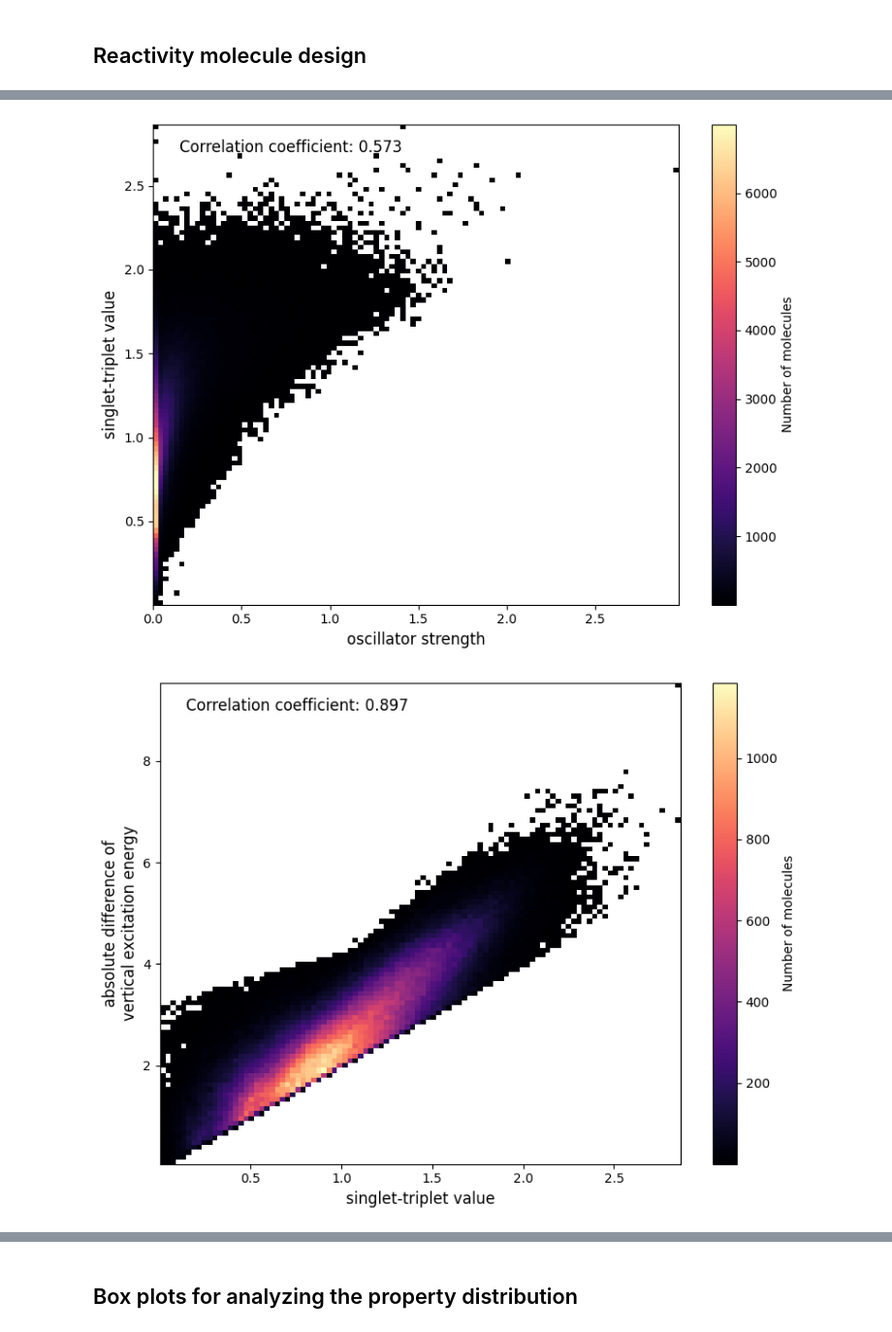
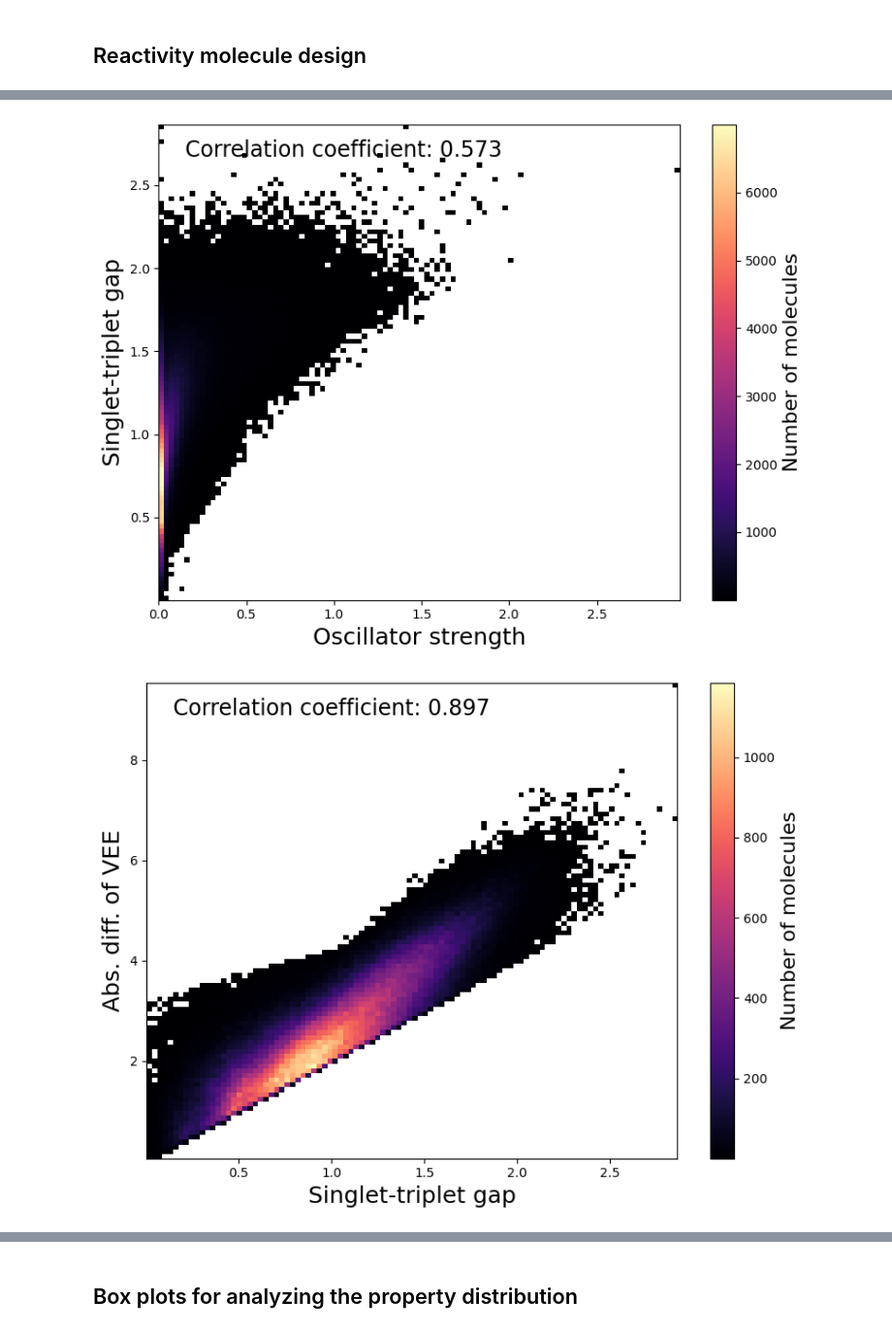
Before and after one commit to Lung-Yi/uncmoo, a Jupyter notebook: cal_target_weights.ipynb, the cells around one changed output, grey strips where cells are left out. Shown at 97% size. Drawn from its saved outputs; the diff is of its cells as text; code cells hidden in the pictures.

```diff
--- a/cal_target_weights.ipynb
+++ b/cal_target_weights.ipynb
@@ -4,8 +4,11 @@ import matplotlib.pyplot as plt
 import numpy as np
 import os
 
-def create_plot(data_path, target_columns, objective_columns, elite_ratio, save_dir, figsize=(9,6), fontsize=14):
-    rename_dict = {"activation_energy": "activation energy", "reaction_energy": "reaction energy"}
+def create_plot(data_path, target_columns, objective_columns, elite_ratio, save_dir, figsize=(8,6), fontsize=18):
+    rename_dict = {"1syh score":"1SYH score", "4lde score":"4LDE score", "6y2f score":"6Y2F score",
+                    "singlet-triplet value":"Singlet-triplet gap", "oscillator strength":"Oscillator strength",
+                    "abs_diff_vee":"Abs. diff. of VEE",
+                    "activation_energy":"Activation energy", "reaction_energy":"Reaction energy"}
     os.makedirs(save_dir, exist_ok=True)
     data = pd.read_csv(data_path)
     target_scaler_dict = {}
@@ -26,13 +29,10 @@ def create_plot(data_path, target_columns, objective_columns, elite_ratio, save_
         print("std:", std)
         plt.figure(figsize=figsize)
         n, _, _ = plt.hist(data[target], bins='auto',density=False)#weights=np.zeros_like(data[target]) + 1. / data[target].size)
-        if target == "abs_diff_vee":
-            plt.xlabel("absolute difference of \nvertical excitation energy", fontsize=fontsize)
+        if rename_dict.get(target):
+            plt.xlabel(rename_dict.get(target), fontsize=fontsize)
         else:
-            if rename_dict.get(target):
-                plt.xlabel(rename_dict.get(target), fontsize=fontsize)
-            else:
-                plt.xlabel(target, fontsize=fontsize)
+            plt.xlabel(target, fontsize=fontsize)
         plt.ylabel('Count', fontsize=fontsize)
         # plt.title('Distribution of {}'.format(target), fontsize=fontsize+2)
         plt.text(0.7, 0.8, r'$\mu_{} = {}$'.format(i+1, mean)+'\n'+r'$\sigma_{} = {}$'.format(i+1,std),
@@ -231,22 +231,23 @@ def plot_correlation(data_path, x_col, y_col, x_label, y_label, save_path=None):
     # Plot the 2D histogram
     plt.figure(figsize=(8, 6))
     plt.imshow(counts.T, origin='lower', cmap=cmap, extent=[xedges[0], xedges[-1], yedges[0], yedges[-1]], aspect='auto', vmin=0.1)
-    plt.colorbar(label='Number of molecules')
-    plt.xlabel(x_label, fontsize=12)
-    plt.ylabel(y_label, fontsize=12)
+    cbar = plt.colorbar(label='Number of molecules')
+    cbar.set_label('Number of molecules', fontsize=16)
+    plt.xlabel(x_label, fontsize=18)
+    plt.ylabel(y_label, fontsize=18)
     plt.text(.05, .97, 'Correlation coefficient: {:.3f}'.format(correlation_coefficient),
-            ha='left', va='top', transform=plt.gca().transAxes, fontsize=12)
+            ha='left', va='top', transform=plt.gca().transAxes, fontsize=17)
     # plt.grid(True)
     plt.tight_layout()
     if save_path:
         plt.savefig(save_path, format="svg")
     plt.show()
 
-plot_correlation("./Tartarus/datasets/reactivity.csv", "Ea", "Er", "activation energy", "reaction energy", save_path="./figures/correlation/reactivity.svg")
+plot_correlation("./Tartarus/datasets/reactivity.csv", "Ea", "Er", "Activation energy", "Reaction energy", save_path="./figures/correlation/reactivity.svg")
 plot_correlation("./Tartarus/datasets/gdb13.csv", "oscillator strength", "singlet-triplet value",
-                 "oscillator strength", "singlet-triplet value", save_path="./figures/correlation/os_stv_1.svg")
+                 "Oscillator strength", "Singlet-triplet gap", save_path="./figures/correlation/os_stv_1.svg")
 plot_correlation("./Tartarus/datasets/gdb13.csv", "singlet-triplet value", "abs_diff_vee",
-                 "singlet-triplet value", "absolute difference of\nvertical excitation energy", save_path="./figures/correlation/stv_abs_diff_vee_2.svg")
+                 "Singlet-triplet gap", "Abs. diff. of VEE", save_path="./figures/correlation/stv_abs_diff_vee_2.svg")
 plot_correlation("./Tartarus/datasets/gdb13.csv", "oscillator strength", "abs_diff_vee",
-                 "oscillator strength", "absolute difference of\nvertical excitation energy", save_path="./figures/correlation/os_abs_diff_vee_3.svg")
+                 "Oscillator strength", "Abs. diff. of VEE", save_path="./figures/correlation/os_abs_diff_vee_3.svg")
 # %% [output]
@@ -254,2 +255,2 @@ plot_correlation("./Tartarus/datasets/gdb13.csv", "oscillator strength", "abs_di
-[figure, old version]
+[figure, new version]
-[figure, old version]
+[figure, new version]
```
Also changed, not shown: parts of 4 cells of this notebook, 28 other files.
